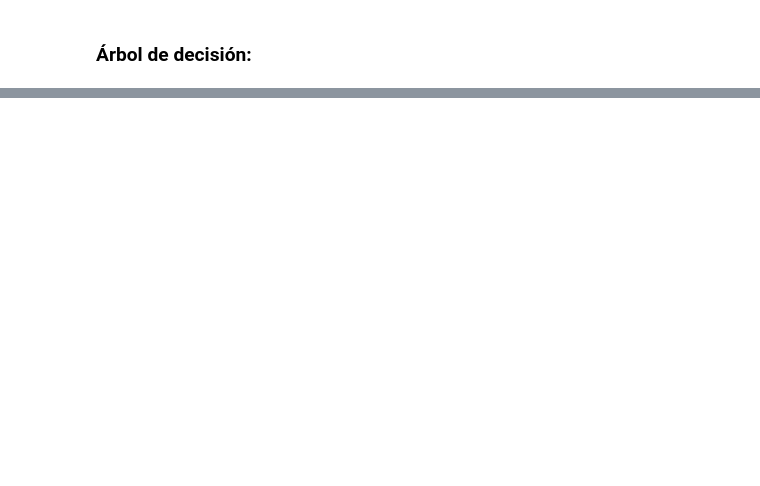
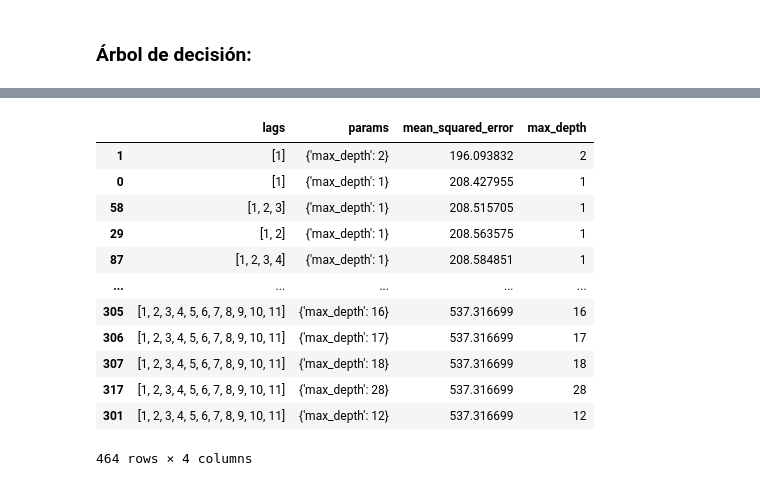
Before and after one commit to Mendivenson/Series-de-tiempo, a Jupyter notebook: Avance 2.ipynb, the cells around one changed output, grey strips where cells are left out. Cells and saved outputs as stored; diff of their text form; code cells hidden in the pictures; blank space fills up the shorter version.

```diff
--- a/Avance 2.ipynb
+++ b/Avance 2.ipynb
@@ -330,0 +400,6 @@ lines(x = seq(2023, 2023.99, by = 1/12), y = tail(leche$Volume, n = 12),
+# %%
+rezagos = [1,2,3,4,5,6,7,8,9,10,11,12,
+           [1,6,12],
+           [1,3,6,9,12],
+           [1,12],
+           [6,12]]
@@ -330,0 +408,2 @@ lines(x = seq(2023, 2023.99, by = 1/12), y = tail(leche$Volume, n = 12),
+# %%
+parámetros = {'max_depth': list(range(1,30))}
@@ -330,0 +412,14 @@ lines(x = seq(2023, 2023.99, by = 1/12), y = tail(leche$Volume, n = 12),
+# %%
+resultadosLeche = grid_search_forecaster(
+                        forecaster         = arbolLeche,
+                        y                  = trainLeche,
+                        param_grid         = parámetros,
+                        lags_grid          = rezagos,
+                        steps              = 4,
+                        refit              = False,
+                        metric             = 'mean_squared_error',
+                        initial_train_size = int(len(trainLeche)*0.5),
+                        fixed_train_size   = False,
+                        return_best        = True,
+                        verbose            = False
+               )
@@ -330,0 +432,16 @@ lines(x = seq(2023, 2023.99, by = 1/12), y = tail(leche$Volume, n = 12),
+# %%
+resultadosLeche
+# %% [output]
+|  | lags | params | mean_squared_error | max_depth |
+| 1 | [1] | {'max_depth': 2} | 196.093832 | 2 |
+| 0 | [1] | {'max_depth': 1} | 208.427955 | 1 |
+| 58 | [1, 2, 3] | {'max_depth': 1} | 208.515705 | 1 |
+| 29 | [1, 2] | {'max_depth': 1} | 208.563575 | 1 |
+| 87 | [1, 2, 3, 4] | {'max_depth': 1} | 208.584851 | 1 |
+| ... | ... | ... | ... | ... |
+| 305 | [1, 2, 3, 4, 5, 6, 7, 8, 9, 10, 11] | {'max_depth': 16} | 537.316699 | 16 |
+| 306 | [1, 2, 3, 4, 5, 6, 7, 8, 9, 10, 11] | {'max_depth': 17} | 537.316699 | 17 |
+| 307 | [1, 2, 3, 4, 5, 6, 7, 8, 9, 10, 11] | {'max_depth': 18} | 537.316699 | 18 |
+| 317 | [1, 2, 3, 4, 5, 6, 7, 8, 9, 10, 11] | {'max_depth': 28} | 537.316699 | 28 |
+| 301 | [1, 2, 3, 4, 5, 6, 7, 8, 9, 10, 11] | {'max_depth': 12} | 537.316699 | 12 |
+464 rows × 4 columns
```
Also changed, not shown: parts of 43 cells of this notebook.
